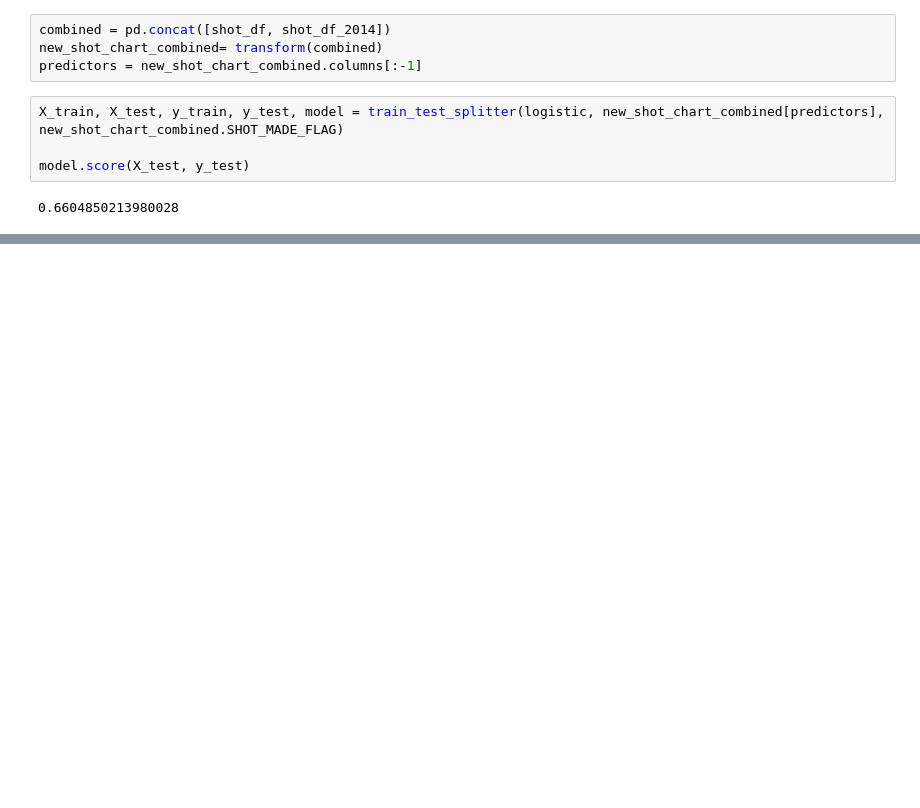
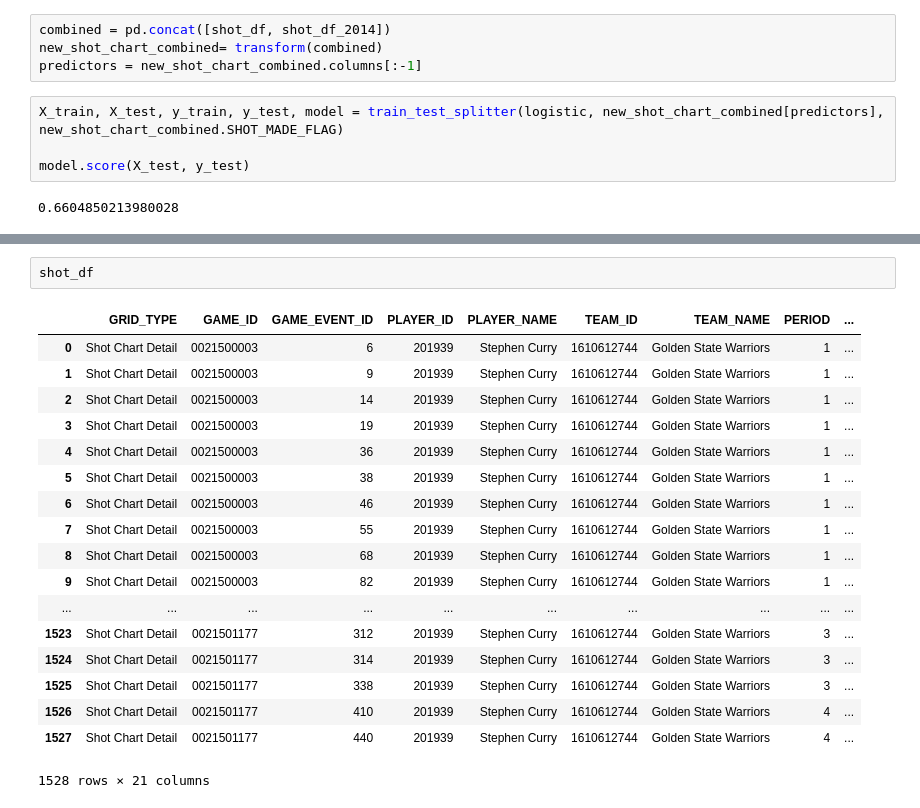
Before and after one commit to billmwong/FiveThirtyGreat, a Jupyter notebook: shot_predictor.ipynb, the cells around one changed output, grey strips where cells are left out. Saved outputs shown, nothing was run; the diff lists cells and outputs as text; blank space fills up the shorter version.

```diff
--- a/shot_predictor.ipynb
+++ b/shot_predictor.ipynb
@@ -179,0 +160,21 @@ model.score(X_test, y_test)
+# %%
+shot_df
+# %% [output]
+|  | GRID_TYPE | GAME_ID | GAME_EVENT_ID | PLAYER_ID | PLAYER_NAME | TEAM_ID | TEAM_NAME | PERIOD | ... |
+| 0 | Shot Chart Detail | 0021500003 | 6 | 201939 | Stephen Curry | 1610612744 | Golden State Warriors | 1 | ... |
+| 1 | Shot Chart Detail | 0021500003 | 9 | 201939 | Stephen Curry | 1610612744 | Golden State Warriors | 1 | ... |
+| 2 | Shot Chart Detail | 0021500003 | 14 | 201939 | Stephen Curry | 1610612744 | Golden State Warriors | 1 | ... |
+| 3 | Shot Chart Detail | 0021500003 | 19 | 201939 | Stephen Curry | 1610612744 | Golden State Warriors | 1 | ... |
+| 4 | Shot Chart Detail | 0021500003 | 36 | 201939 | Stephen Curry | 1610612744 | Golden State Warriors | 1 | ... |
+| 5 | Shot Chart Detail | 0021500003 | 38 | 201939 | Stephen Curry | 1610612744 | Golden State Warriors | 1 | ... |
+| 6 | Shot Chart Detail | 0021500003 | 46 | 201939 | Stephen Curry | 1610612744 | Golden State Warriors | 1 | ... |
+| 7 | Shot Chart Detail | 0021500003 | 55 | 201939 | Stephen Curry | 1610612744 | Golden State Warriors | 1 | ... |
+| 8 | Shot Chart Detail | 0021500003 | 68 | 201939 | Stephen Curry | 1610612744 | Golden State Warriors | 1 | ... |
+| 9 | Shot Chart Detail | 0021500003 | 82 | 201939 | Stephen Curry | 1610612744 | Golden State Warriors | 1 | ... |
+| ... | ... | ... | ... | ... | ... | ... | ... | ... | ... |
+| 1523 | Shot Chart Detail | 0021501177 | 312 | 201939 | Stephen Curry | 1610612744 | Golden State Warriors | 3 | ... |
+| 1524 | Shot Chart Detail | 0021501177 | 314 | 201939 | Stephen Curry | 1610612744 | Golden State Warriors | 3 | ... |
+| 1525 | Shot Chart Detail | 0021501177 | 338 | 201939 | Stephen Curry | 1610612744 | Golden State Warriors | 3 | ... |
+| 1526 | Shot Chart Detail | 0021501177 | 410 | 201939 | Stephen Curry | 1610612744 | Golden State Warriors | 4 | ... |
+| 1527 | Shot Chart Detail | 0021501177 | 440 | 201939 | Stephen Curry | 1610612744 | Golden State Warriors | 4 | ... |
+1528 rows × 21 columns
```
Also changed, not shown: parts of 13 cells of this notebook.
